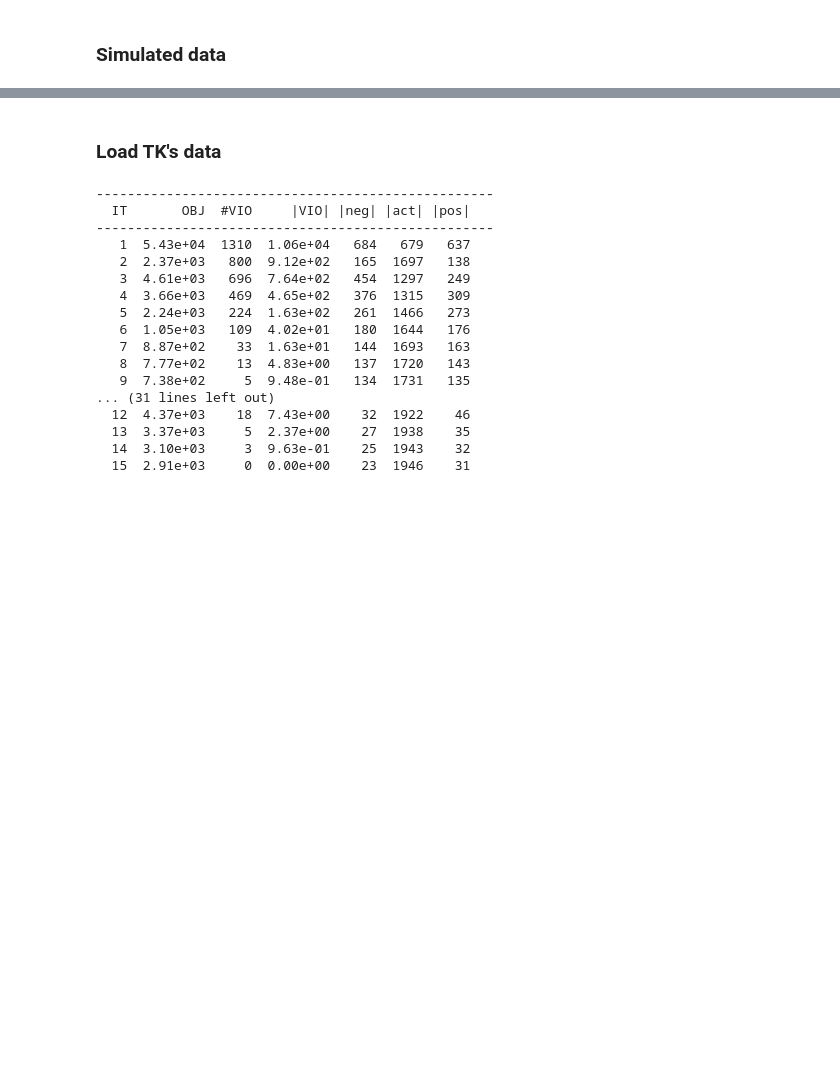
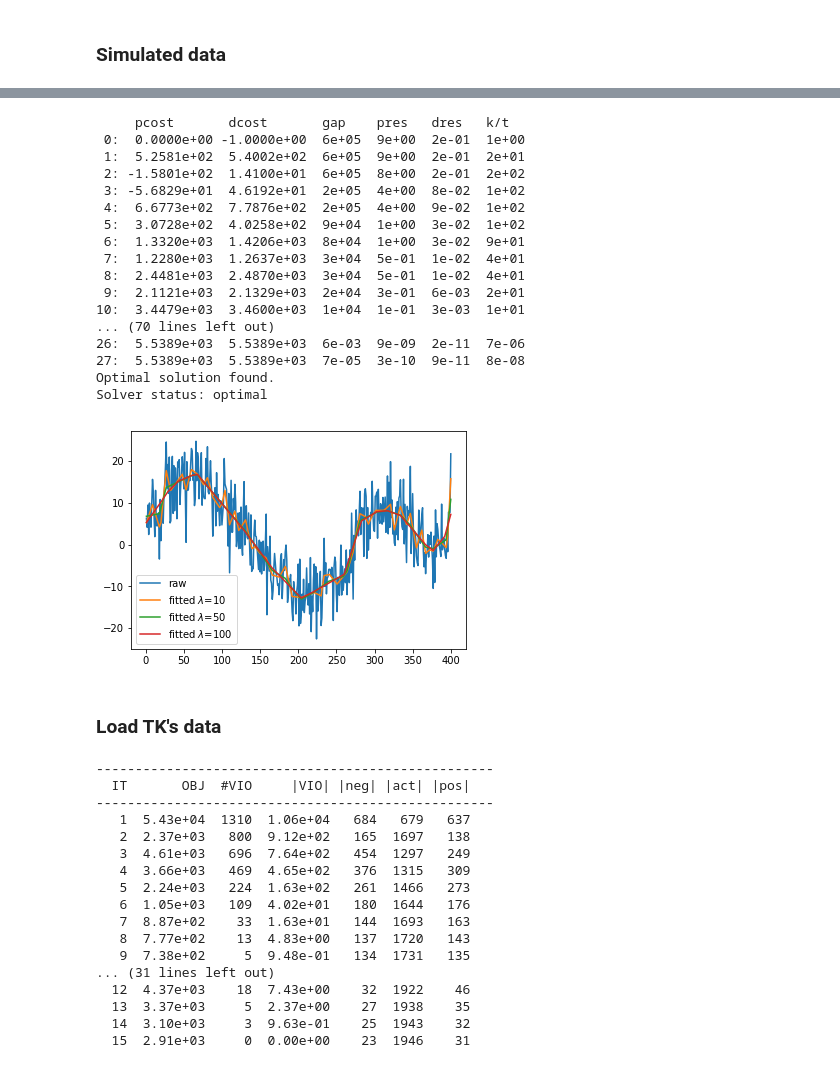
Before and after one commit to zqwei/fish_processing, a Jupyter notebook: notebooks/Test_TF.ipynb, the cells around one changed output, grey strips where cells are left out. Drawn from its saved outputs; the diff is of its cells as text; code cells hidden in the pictures; blank space fills up the shorter version.

Commit message:
add code for l1TF and compute for max lambda

```diff
--- a/notebooks/Test_TF.ipynb
+++ b/notebooks/Test_TF.ipynb
@@ -21,0 +25,26 @@ from trendFiltering.trendfilter import TF, TFsafe
+# %%
+import cvxpy as cvx
+import cvxopt as cvxopt
+
+def L1TF_D2(y, vlambda=50):
+    n = y.size
+    # Form second difference matrix.
+    e = np.mat(np.ones((1, n)))
+    D = sp.sparse.spdiags(np.vstack((e, -2*e, e)), range(3), n-2, n)
+#     D_coo = D.tocoo()
+#     D = cvxopt.spmatrix(D_coo.data, D_coo.row.tolist(), D_coo.col.tolist())
+
+    # Solve l1 trend filtering problem.
+    x = cvx.Variable(rows=n)
+    obj = cvx.Minimize(0.5 * cvx.sum_squares(y - x)
+                       + vlambda * cvx.norm(D*x, 1) )
+    prob = cvx.Problem(obj)
+    # ECOS and SCS solvers fail to converge before
+    # the iteration limit. Use CVXOPT instead.
+    prob.solve(solver=cvx.CVXOPT,verbose=True)
+
+    print('Solver status: %s'%(prob.status))
+    # Check for error.
+    if prob.status != cvx.OPTIMAL:
+        raise Exception("Solver did not converge!")
+    return x.value
@@ -59,3 +101,30 @@ plt.show()
+# %%
+plt.plot(x, y, label='raw')
+weights = np.ones(max(y.shape))
+for lam in [10, 50, 100]:
+    prob = L1TF_D2(y[:,np.newaxis],lam)
+    plt.plot(x, prob, label='fitted $\lambda$=%d'%(lam))
+plt.legend()
+plt.show()
+# %% [output]
+     pcost       dcost       gap    pres   dres   k/t
+ 0:  0.0000e+00 -1.0000e+00  6e+05  9e+00  2e-01  1e+00
+ 1:  5.2581e+02  5.4002e+02  6e+05  9e+00  2e-01  2e+01
+ 2: -1.5801e+02  1.4100e+01  6e+05  8e+00  2e-01  2e+02
+ 3: -5.6829e+01  4.6192e+01  2e+05  4e+00  8e-02  1e+02
+ 4:  6.6773e+02  7.7876e+02  2e+05  4e+00  9e-02  1e+02
+ 5:  3.0728e+02  4.0258e+02  9e+04  1e+00  3e-02  1e+02
+ 6:  1.3320e+03  1.4206e+03  8e+04  1e+00  3e-02  9e+01
+ 7:  1.2280e+03  1.2637e+03  3e+04  5e-01  1e-02  4e+01
+ 8:  2.4481e+03  2.4870e+03  3e+04  5e-01  1e-02  4e+01
+ 9:  2.1121e+03  2.1329e+03  2e+04  3e-01  6e-03  2e+01
+10:  3.4479e+03  3.4600e+03  1e+04  1e-01  3e-03  1e+01
+... (70 lines left out)
+26:  5.5389e+03  5.5389e+03  6e-03  9e-09  2e-11  7e-06
+27:  5.5389e+03  5.5389e+03  7e-05  3e-10  9e-11  8e-08
+Optimal solution found.
+Solver status: optimal
+[figure, added]
 # %% [markdown]
 ### Load TK's data
 # %%
```
Also changed, not shown: parts of 4 cells of this notebook.
